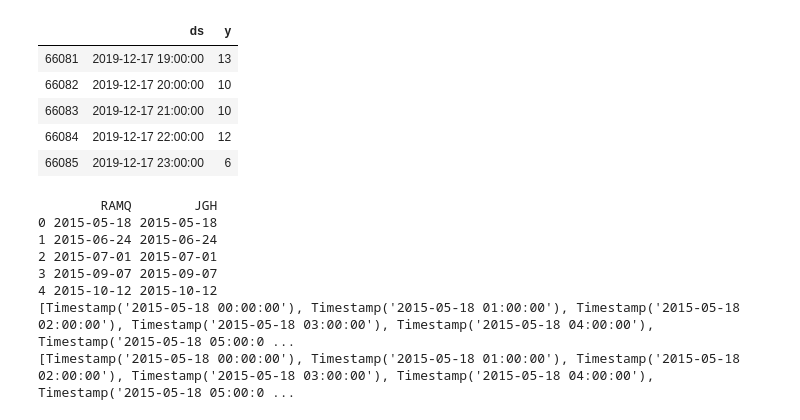
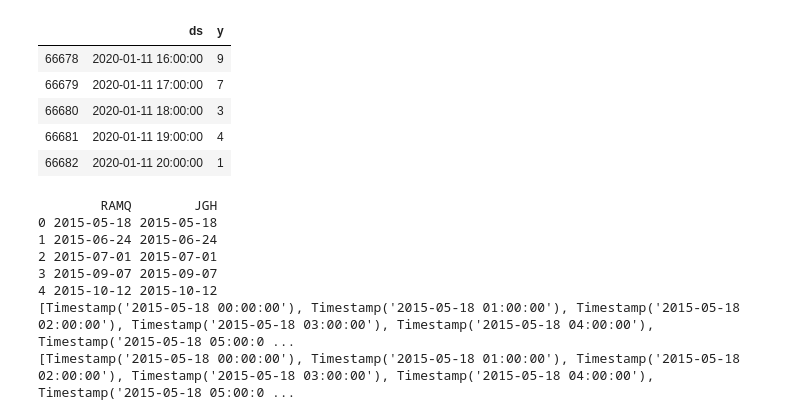
Before and after one commit to drdevinhopkins/jgh-prophet, a Jupyter notebook: Hourly Model Preparation.ipynb, the cells around one changed output. Cells and saved outputs as stored; diff of their text form; code cells hidden in the pictures.

```diff
--- a/Hourly Model Preparation.ipynb
+++ b/Hourly Model Preparation.ipynb
@@ -15,23 +15,23 @@ import pytz
 %matplotlib inline
 # %%
 #Import our visit data from an excel file on Dropbox
-df = pd.read_excel('https://www.dropbox.com/s/fif8x662vpmnsma/daily-visits-incl-19-12-17.xlsx?dl=1')
+df = pd.read_excel('daily-visits-incl-20-01-11.xlsx')
 #Prophet only accepts these columns names:
 df.columns = ['ds','y']
 #Some of the timestamp day occasionally is off by a few milliseconds, not sure why, but we'll fix it by rounding:
 df['ds'] = df['ds'].dt.round('15min')
 #I've saved the data as hourly visits, so to convert to daily visits we group by date:
 #df = df.groupby([df['ds'].dt.date]).sum()
 #df = df.reset_index()
 df = df.dropna()
 df.tail()
 # %% [output]
 |  | ds | y |
-| 66081 | 2019-12-17 19:00:00 | 13 |
-| 66082 | 2019-12-17 20:00:00 | 10 |
-| 66083 | 2019-12-17 21:00:00 | 10 |
-| 66084 | 2019-12-17 22:00:00 | 12 |
-| 66085 | 2019-12-17 23:00:00 | 6 |
+| 66678 | 2020-01-11 16:00:00 | 9 |
+| 66679 | 2020-01-11 17:00:00 | 7 |
+| 66680 | 2020-01-11 18:00:00 | 3 |
+| 66681 | 2020-01-11 19:00:00 | 4 |
+| 66682 | 2020-01-11 20:00:00 | 1 |
 # %%
 stat_days_df = pd.read_excel('https://www.dropbox.com/s/6kv67yhuv6f3b3h/statdays.xlsx?dl=1')
 print(stat_days_df.head())
```
Also changed, not shown: parts of 18 cells of this notebook, 8 other files.
